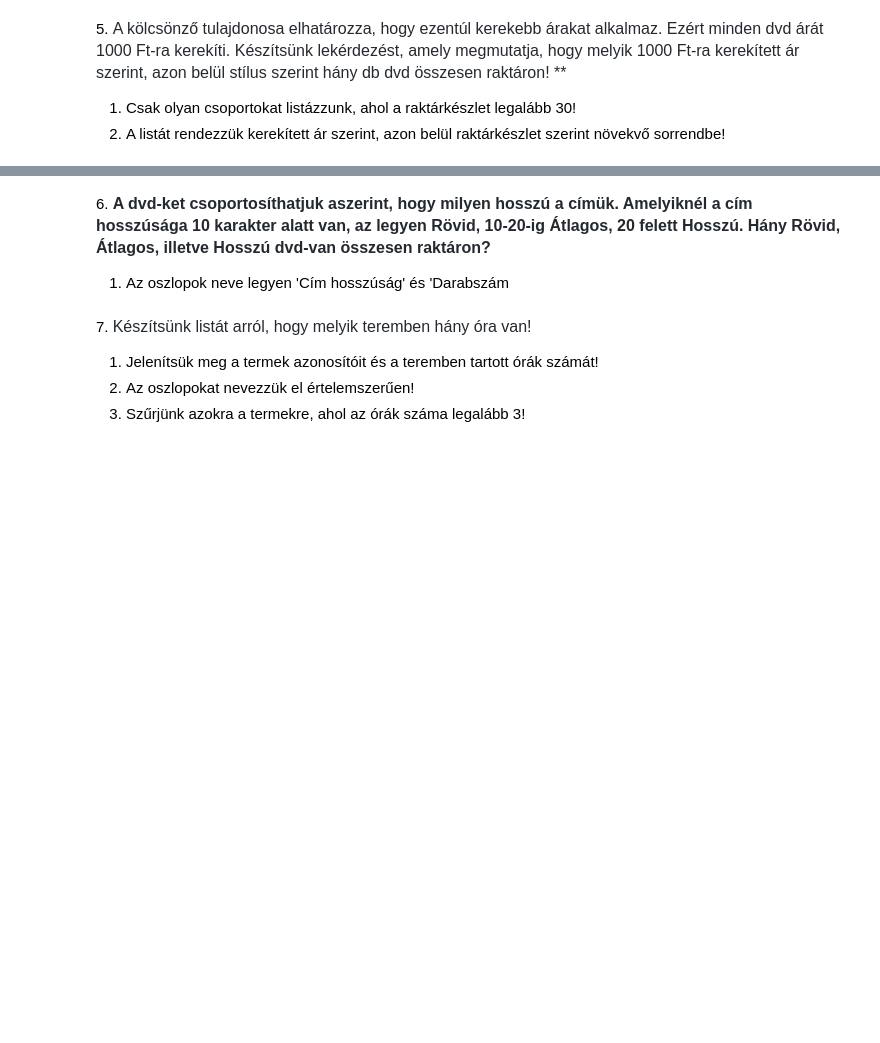
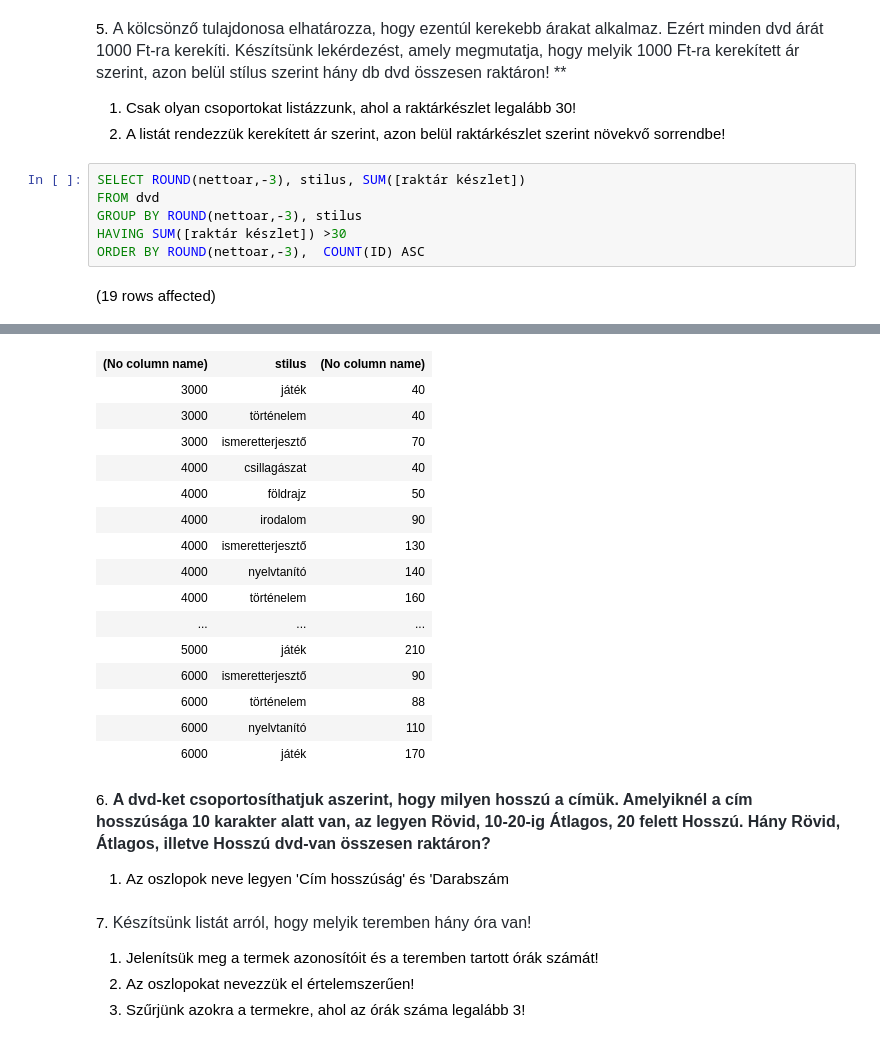
Before and after one commit to Dobo-Lilla/adatbazisok, a Jupyter notebook: gyakorlat02_feladatok .ipynb, the cells around one changed output, grey strips where cells are left out. Cells and saved outputs as stored; diff of their text form; blank space fills up the shorter version.

```diff
--- a/gyakorlat02_feladatok .ipynb
+++ b/gyakorlat02_feladatok .ipynb
@@ -91,3 +103,11 @@ Total execution time: 00:00:00.016
 
 1. Csak olyan csoportokat listázzunk, ahol a raktárkészlet legalább 30!
 2. A listát rendezzük kerekített ár szerint, azon belül raktárkészlet szerint növekvő sorrendbe!
+# %%
+SELECT ROUND(nettoar,-3), stilus, SUM([raktár készlet])
+FROM dvd
+GROUP BY ROUND(nettoar,-3), stilus
+HAVING SUM([raktár készlet]) >30
+ORDER BY ROUND(nettoar,-3),  COUNT(ID) ASC
+# %% [output]
+(19 rows affected)
@@ -94,3 +115,19 @@ Total execution time: 00:00:00.016
+| (No column name) | stilus | (No column name) |
+| 3000 | játék | 40 |
+| 3000 | történelem | 40 |
+| 3000 | ismeretterjesztő | 70 |
+| 4000 | csillagászat | 40 |
+| 4000 | földrajz | 50 |
+| 4000 | irodalom | 90 |
+| 4000 | ismeretterjesztő | 130 |
+| 4000 | nyelvtanító | 140 |
+| 4000 | történelem | 160 |
+| ... | ... | ... |
+| 5000 | játék | 210 |
+| 6000 | ismeretterjesztő | 90 |
+| 6000 | történelem | 88 |
+| 6000 | nyelvtanító | 110 |
+| 6000 | játék | 170 |
 # %% [markdown]
 6. <span style="font-weight: 600; color: rgb(36, 41, 47); font-family: -apple-system, BlinkMacSystemFont, &quot;Segoe UI&quot;, Helvetica, Arial, sans-serif, &quot;Apple Color Emoji&quot;, &quot;Segoe UI Emoji&quot;; font-size: 16px;">A dvd-ket csoportosíthatjuk aszerint, hogy milyen hosszú a címük. Amelyiknél a cím hosszúsága 10 karakter alatt van, az legyen Rövid, 10-20-ig Átlagos, 20 felett Hosszú. Hány Rövid, Átlagos, illetve Hosszú dvd-van összesen raktáron?</span>
 
```
Also changed, not shown: parts of 2 cells of this notebook.
